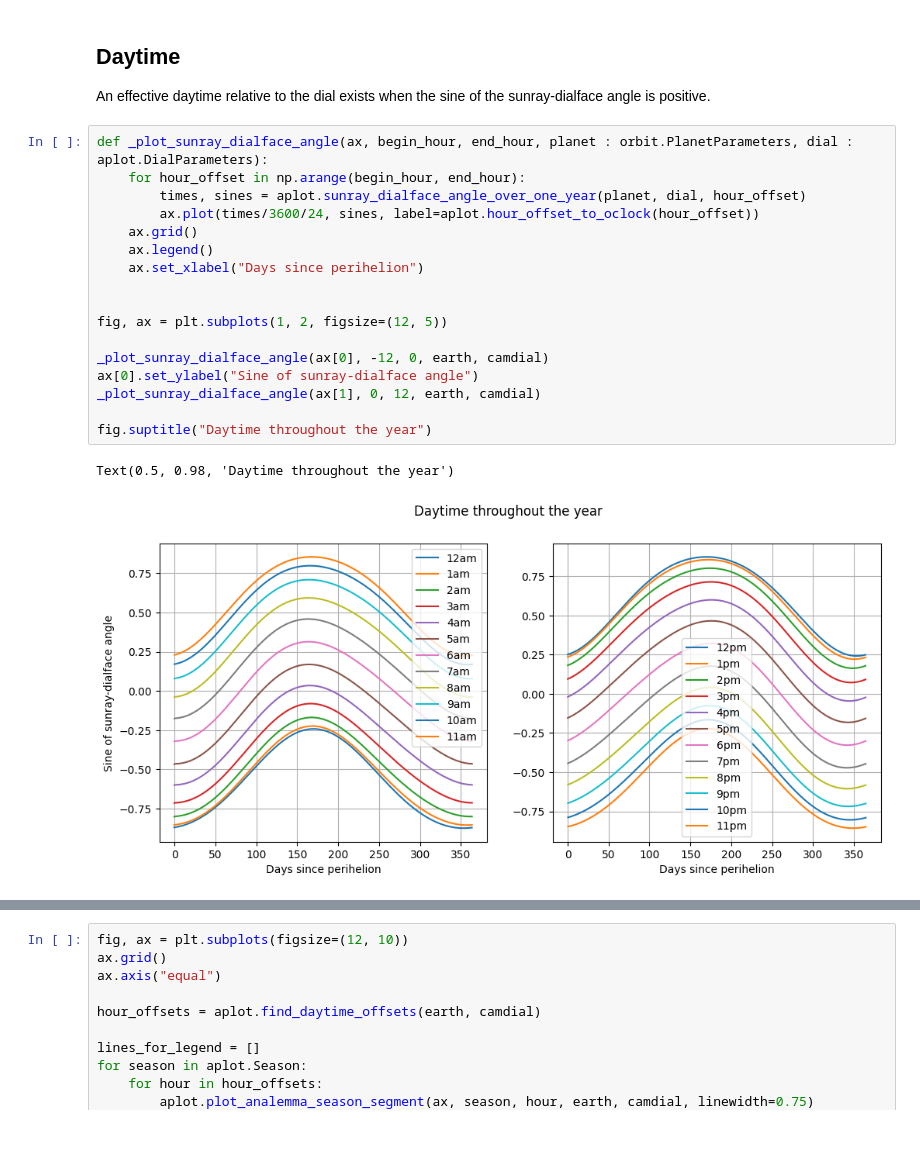
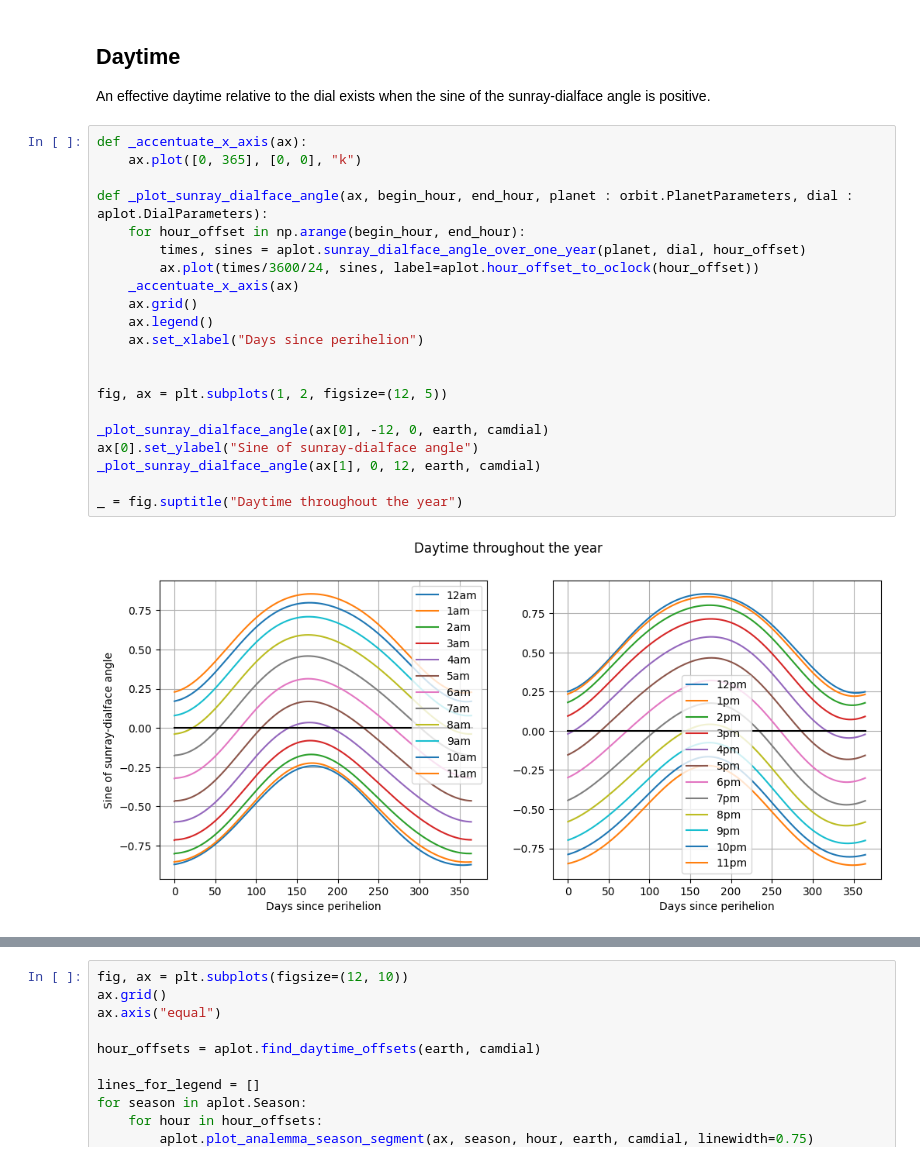
Before and after one commit to russellgoyder/analemma, a Jupyter notebook: docs/sundial_plots.ipynb, the cells around one changed output, grey strips where cells are left out. Drawn from its saved outputs; the diff is of its cells as text; blank space fills up the shorter version.

```diff
--- a/docs/sundial_plots.ipynb
+++ b/docs/sundial_plots.ipynb
@@ -63,22 +39,25 @@ assert aplot.orbit_day_to_date(aplot.orbit_date_to_day(arbitrary_date)) == arbit
 
 An effective daytime relative to the dial exists when the sine of the sunray-dialface angle is positive.
 # %%
+def _accentuate_x_axis(ax):
+    ax.plot([0, 365], [0, 0], "k")
+
 def _plot_sunray_dialface_angle(ax, begin_hour, end_hour, planet : orbit.PlanetParameters, dial : aplot.DialParameters):
     for hour_offset in np.arange(begin_hour, end_hour):
         times, sines = aplot.sunray_dialface_angle_over_one_year(planet, dial, hour_offset)
         ax.plot(times/3600/24, sines, label=aplot.hour_offset_to_oclock(hour_offset))
+    _accentuate_x_axis(ax)
     ax.grid()
     ax.legend()
     ax.set_xlabel("Days since perihelion")
 
 
 fig, ax = plt.subplots(1, 2, figsize=(12, 5))
 
 _plot_sunray_dialface_angle(ax[0], -12, 0, earth, camdial)
 ax[0].set_ylabel("Sine of sunray-dialface angle")
 _plot_sunray_dialface_angle(ax[1], 0, 12, earth, camdial)
 
-fig.suptitle("Daytime throughout the year")
+_ = fig.suptitle("Daytime throughout the year")
 # %% [output]
-Text(0.5, 0.98, 'Daytime throughout the year')
-[figure, old version]
+[figure, new version]
```
Also changed, not shown: parts of 6 cells of this notebook, 7 other files.
